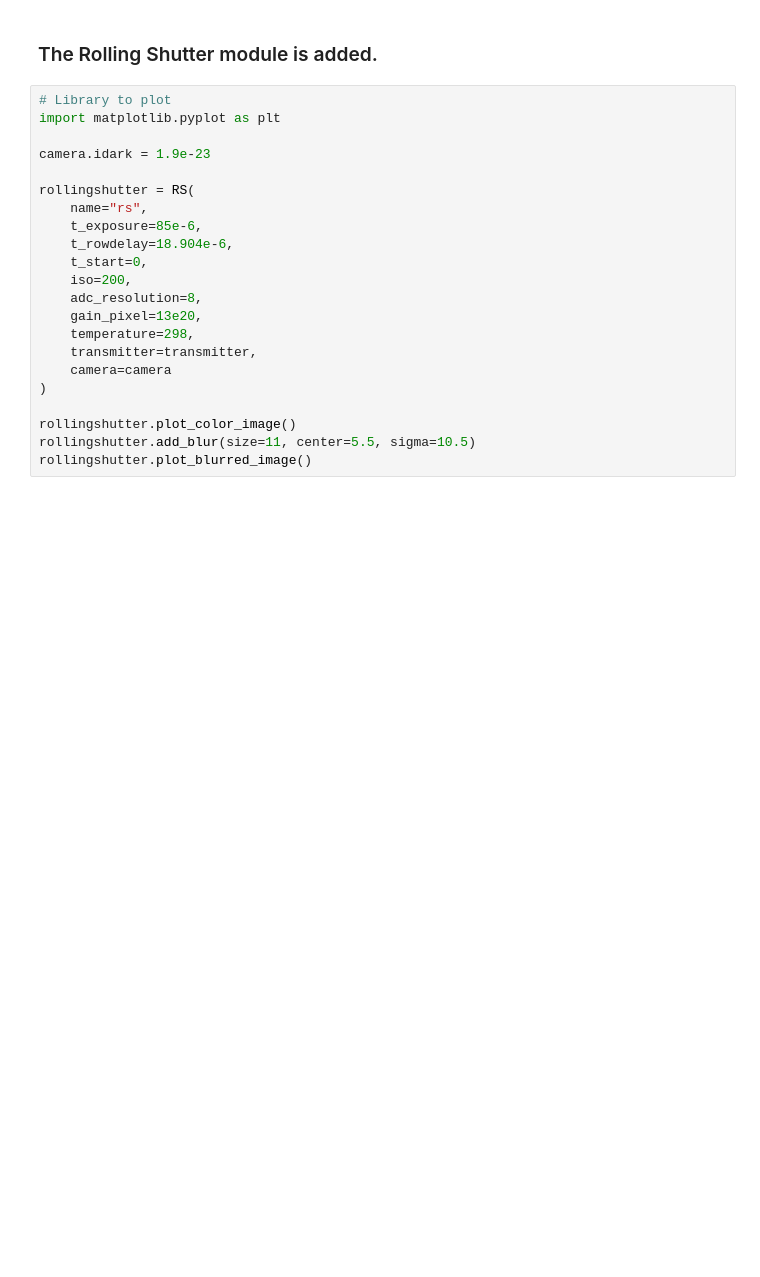
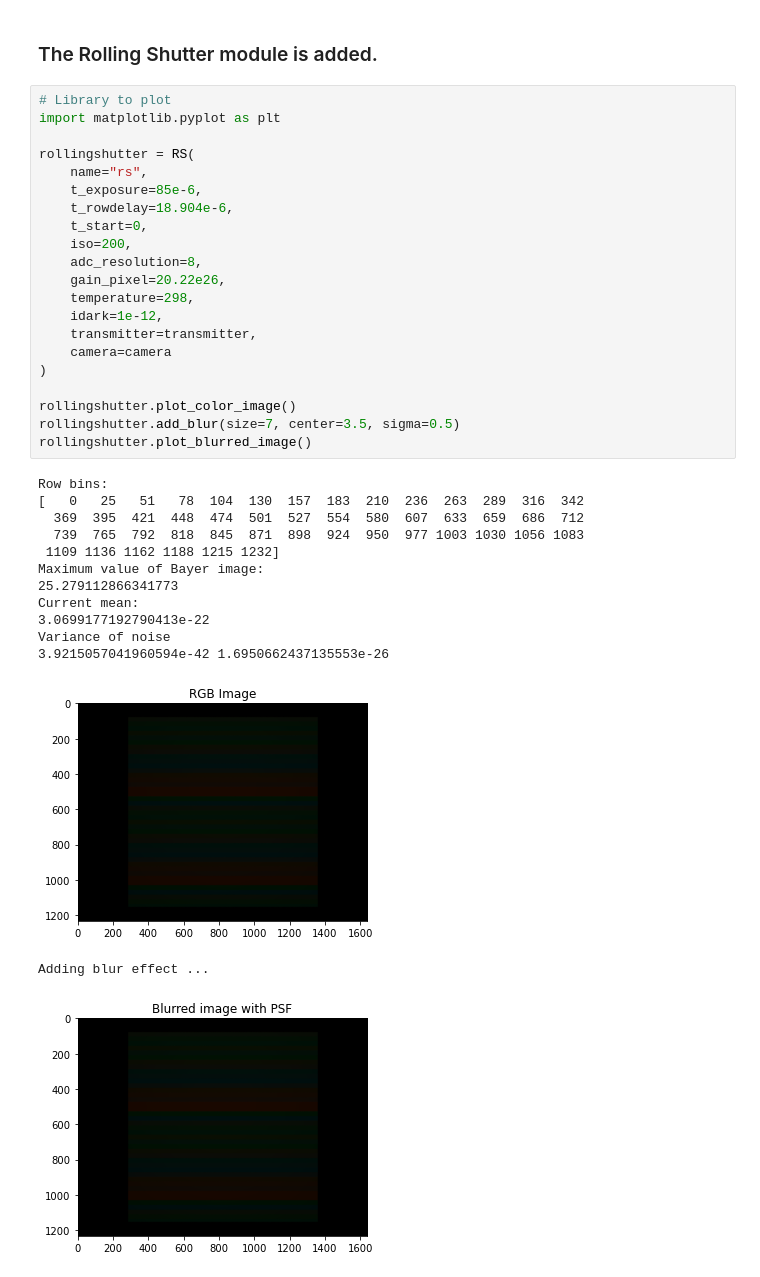
Before and after one commit to jufgutierrezgo/rs-vlc-model, a Jupyter notebook: simulation-configB.ipynb, the cells around one changed output. Cells and saved outputs as stored; diff of their text form; blank space fills up the shorter version.

```diff
--- a/simulation-configB.ipynb
+++ b/simulation-configB.ipynb
@@ -88,22 +160,36 @@ camera.plot_image_intensity()
 # %%
 # Library to plot
 import matplotlib.pyplot as plt
-
-camera.idark = 1.9e-23
 
 rollingshutter = RS(
     name="rs",
     t_exposure=85e-6,
     t_rowdelay=18.904e-6,
     t_start=0,
     iso=200,
     adc_resolution=8,
-    gain_pixel=13e20,
+    gain_pixel=20.22e26,
     temperature=298,
+    idark=1e-12,
     transmitter=transmitter,
     camera=camera
 )
 
 rollingshutter.plot_color_image()
-rollingshutter.add_blur(size=11, center=5.5, sigma=10.5)
+rollingshutter.add_blur(size=7, center=3.5, sigma=0.5)
 rollingshutter.plot_blurred_image()
+# %% [output]
+Row bins:
+[   0   25   51   78  104  130  157  183  210  236  263  289  316  342
+  369  395  421  448  474  501  527  554  580  607  633  659  686  712
+  739  765  792  818  845  871  898  924  950  977 1003 1030 1056 1083
+ 1109 1136 1162 1188 1215 1232]
+Maximum value of Bayer image:
+25.279112866341773
+Current mean:
+3.0699177192790413e-22
+Variance of noise
+3.9215057041960594e-42 1.6950662437135553e-26
+[figure, added]
+Adding blur effect ...
+[figure, added]
```
Also changed, not shown: parts of 8 cells of this notebook, 9 other files.
